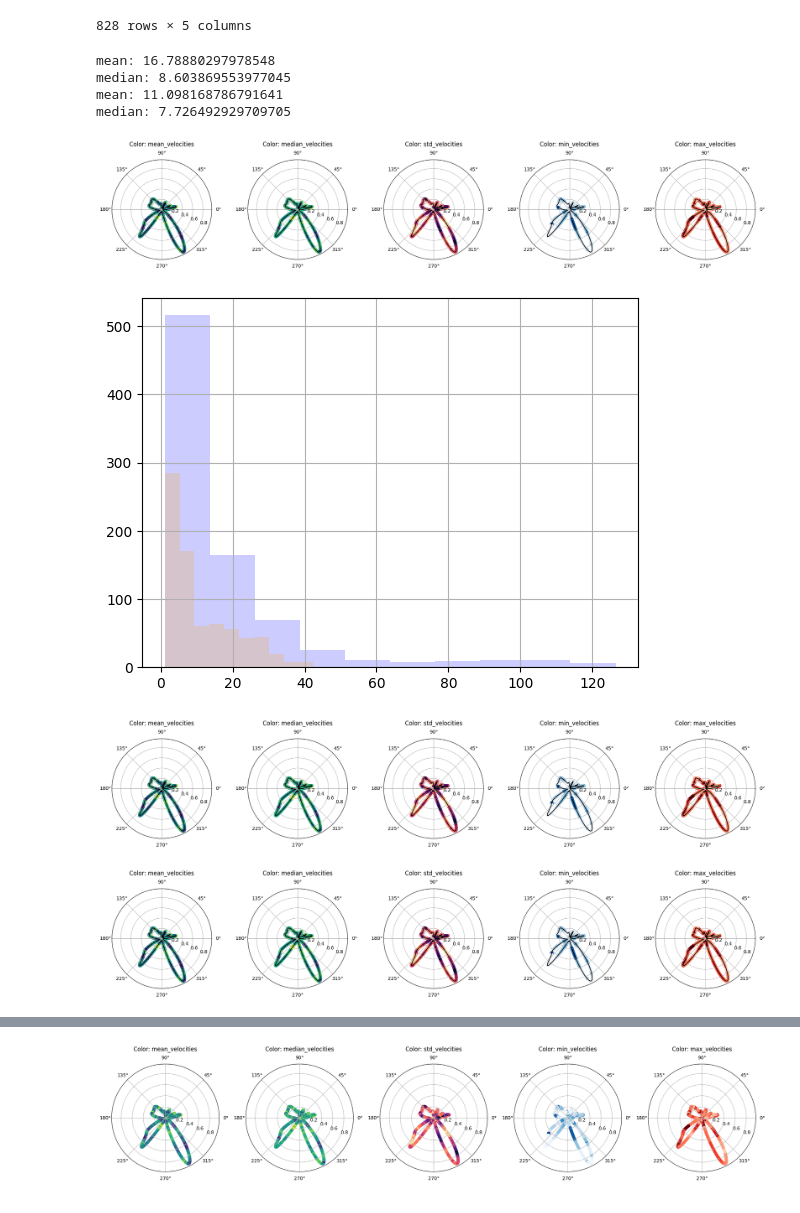
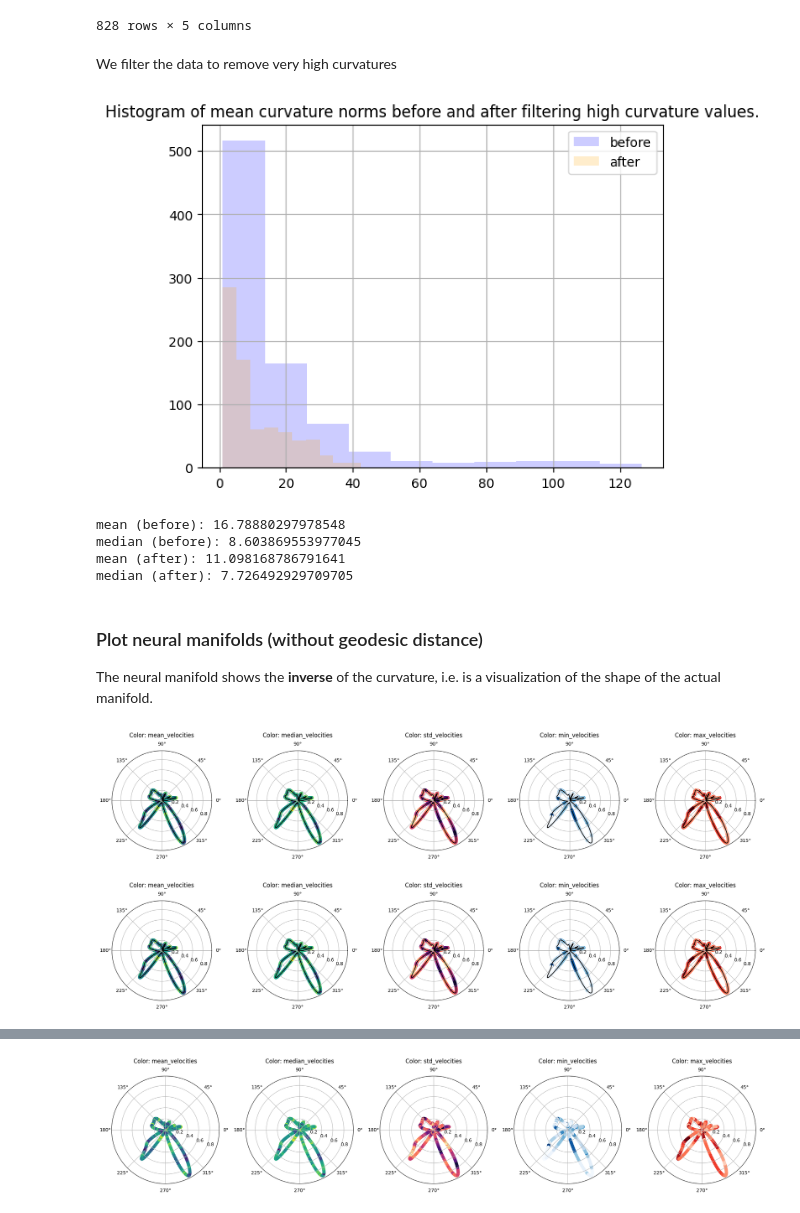
Before and after one commit to geometric-intelligence/neurometry, a Jupyter notebook: neuralgeom/notebooks/07_plot_curvature_profile_and_velocity.ipynb, the cells around one changed output, grey strips where cells are left out. Saved outputs shown, nothing was run; the diff lists cells and outputs as text; code cells hidden in the pictures.

```diff
--- a/neuralgeom/notebooks/07_plot_curvature_profile_and_velocity.ipynb
+++ b/neuralgeom/notebooks/07_plot_curvature_profile_and_velocity.ipynb
@@ -69,6 +69,24 @@ with open(
     "r",
 ) as f:
     config_dict = json.load(f)
+
+# Manually add elements to the config
+# These are new parameters that have been added to default_config since this run
+
+if "batch_shuffle" not in config_dict:
+    config_dict["batch_shuffle"] = True
+
+if "n_grid_points" not in config_dict:
+    config_dict["n_grid_points"] = 100
+
+if "gamma_moving" not in config_dict:
+    config_dict["gamma_moving"] = 0
+
+if "gamma_dynamic" not in config_dict:
+    config_dict["gamma_dynamic"] = 0
+
+if "drop_out_p" not in config_dict:
+    config_dict["drop_out_p"] = 0
 
 # Convert a dict into an object where attributes are accessed with "."
 # This is needed for the utils.load() function
@@ -136,41 +154,50 @@ labels
 | 2189 | 2189 | 2.617731e+09 | 208.481443 | 26.560604 | 1.0 |
 | 2190 | 2190 | 2.617831e+09 | 211.257761 | 26.262522 | 1.0 |
 828 rows × 5 columns
+# %% [markdown]
+We filter the data to remove very high curvatures
 # %%
 CURVATURE_PROFILES_DIR = os.path.join(os.getcwd(), "results", "curvature_profiles")
 
 curv_norm_learned_profile = pd.read_csv(
     os.path.join(
         CURVATURE_PROFILES_DIR, config.results_prefix + "_curv_norm_learned_profile.csv"
     )
 )
 
 
 median = curv_norm_learned_profile["curv_norm_learned"].median()
 filtered = curv_norm_learned_profile[curv_norm_learned_profile["curv_norm_learned"] < 5 * median]
 #filtered = filtered[filtered["curv_norm_learned"] > 0.5]
 
 
 fig, ax = plt.subplots(1, 1)
-curv_norm_learned_profile["curv_norm_learned"].hist(ax=ax, color="blue", alpha=0.2)
-filtered["curv_norm_learned"].hist(ax=ax, color="orange", alpha=0.2)
-
-
-print("mean:", curv_norm_learned_profile["curv_norm_learned"].mean() )
-print("median:", curv_norm_learned_profile["curv_norm_learned"].median())
-print("mean:", filtered["curv_norm_learned"].mean() )
-print("median:", filtered["curv_norm_learned"].median())
-# print("std:", curv_norm_learned_profile["curv_norm_learned"].std())
-# print("min:", curv_norm_learned_profile["curv_norm_learned"].min())
-# print("max:", curv_norm_learned_profile["curv_norm_learned"].max())
-viz.plot_neural_manifold_learned(curv_norm_learned_profile, config, labels)
-viz.plot_neural_manifold_learned(filtered, config, labels)
+curv_norm_learned_profile["curv_norm_learned"].hist(ax=ax, color="blue", label="before", alpha=0.2)
+filtered["curv_norm_learned"].hist(ax=ax, color="orange", label="after", alpha=0.2)
+ax.legend()
+ax.set_title("Histogram of mean curvature norms before and after filtering high curvature values.");
 # %% [output]
-mean: 16.78880297978548
-median: 8.603869553977045
-mean: 11.098168786791641
-median: 7.726492929709705
-[figure, old version]
+[figure, new version]
-[figure, removed]
-[figure, removed]
-[figure, removed]
+# %%
+print("mean (before):", curv_norm_learned_profile["curv_norm_learned"].mean() )
+print("median (before):", curv_norm_learned_profile["curv_norm_learned"].median())
+print("mean (after):", filtered["curv_norm_learned"].mean() )
+print("median (after):", filtered["curv_norm_learned"].median())
+# print("std:", curv_norm_learned_profile["curv_norm_learned"].std())
+# print("min:", curv_norm_learned_profile["curv_norm_learned"].min())
+# print("max:", curv_norm_learned_profile["curv_norm_learned"].max())
+# %% [output]
+mean (before): 16.78880297978548
+median (before): 8.603869553977045
+mean (after): 11.098168786791641
+median (after): 7.726492929709705
+# %% [markdown]
+### Plot neural manifolds (without geodesic distance)
+
+The neural manifold shows the **inverse** of the curvature, i.e. is a visualization of the shape of the actual manifold.
+# %%
+# Without removing high curvature values
+viz.plot_neural_manifold_learned(curv_norm_learned_profile, config, labels)
+# %% [output]
+[figure, added]
+[figure, added]
```
Also changed, not shown: parts of 23 cells of this notebook, 2 other files.
